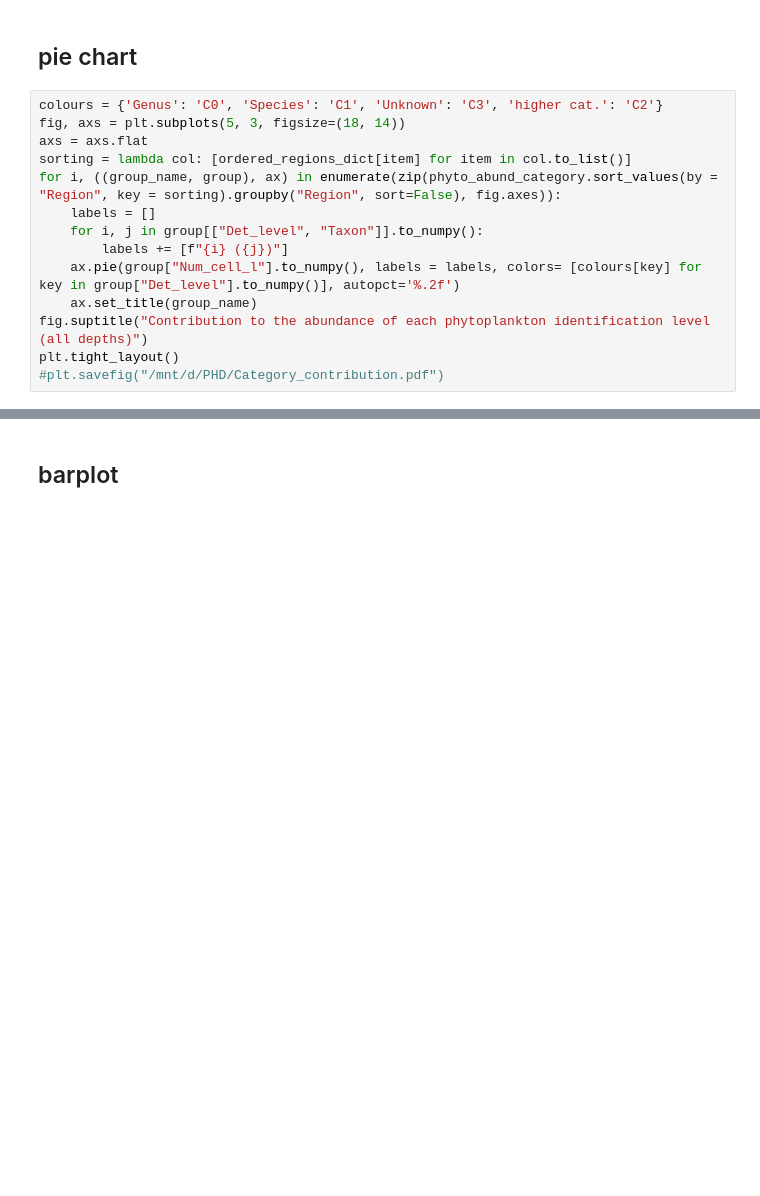
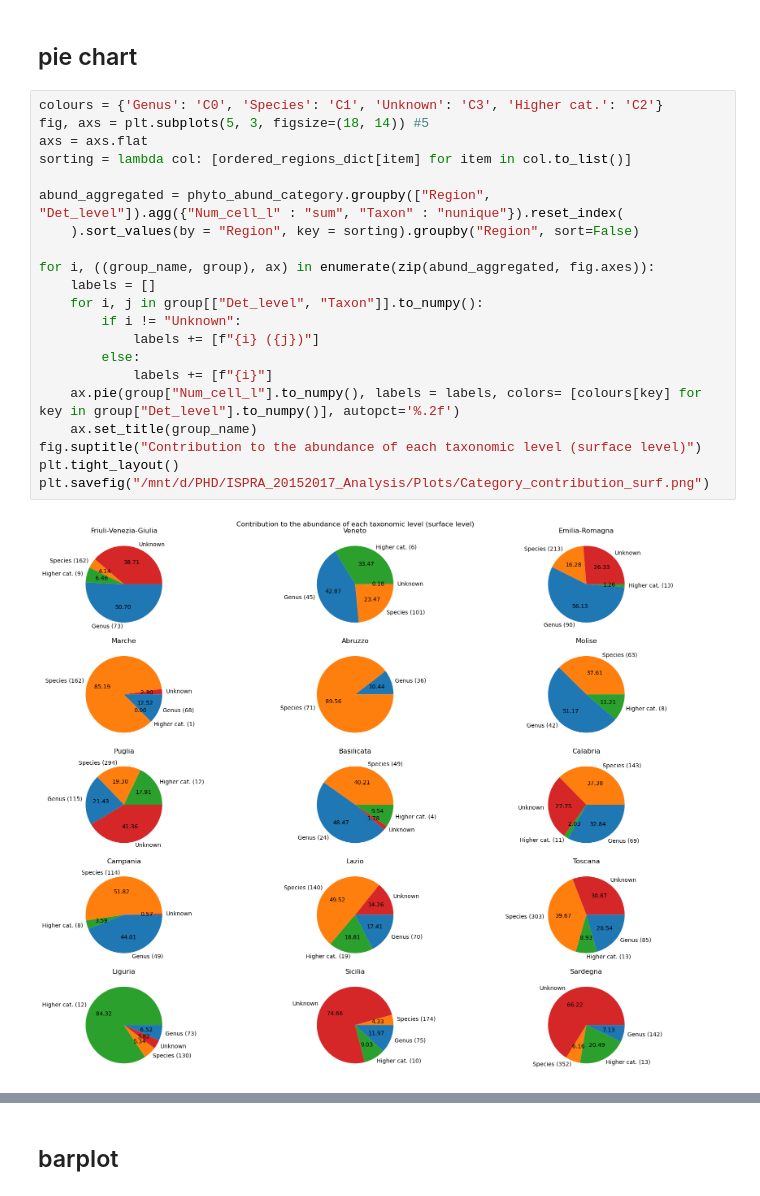
Before and after one commit to Alberto-Ghedin/ISPRA_20152017_Analysis, a Jupyter notebook: Report_with_outliers.ipynb, the cells around one changed output, grey strips where cells are left out. Drawn from its saved outputs; the diff is of its cells as text; blank space fills up the shorter version.

```diff
--- a/Report_with_outliers.ipynb
+++ b/Report_with_outliers.ipynb
@@ -489,16 +545,25 @@ phyto_abund_category.loc[phyto_abund_category["Det_level"].isna(), "Det_level"]
 # %% [markdown]
 ## pie chart
 # %%
-colours = {'Genus': 'C0', 'Species': 'C1', 'Unknown': 'C3', 'higher cat.': 'C2'}
-fig, axs = plt.subplots(5, 3, figsize=(18, 14))
+colours = {'Genus': 'C0', 'Species': 'C1', 'Unknown': 'C3', 'Higher cat.': 'C2'}
+fig, axs = plt.subplots(5, 3, figsize=(18, 14)) #5
 axs = axs.flat
 sorting = lambda col: [ordered_regions_dict[item] for item in col.to_list()]
-for i, ((group_name, group), ax) in enumerate(zip(phyto_abund_category.sort_values(by = "Region", key = sorting).groupby("Region", sort=False), fig.axes)):
+
+abund_aggregated = phyto_abund_category.groupby(["Region", "Det_level"]).agg({"Num_cell_l" : "sum", "Taxon" : "nunique"}).reset_index(
+    ).sort_values(by = "Region", key = sorting).groupby("Region", sort=False)
+
+for i, ((group_name, group), ax) in enumerate(zip(abund_aggregated, fig.axes)):
     labels = []
     for i, j in group[["Det_level", "Taxon"]].to_numpy():
-        labels += [f"{i} ({j})"]
+        if i != "Unknown":
+            labels += [f"{i} ({j})"]
+        else:
+            labels += [f"{i}"]
     ax.pie(group["Num_cell_l"].to_numpy(), labels = labels, colors= [colours[key] for key in group["Det_level"].to_numpy()], autopct='%.2f')
     ax.set_title(group_name)
-fig.suptitle("Contribution to the abundance of each phytoplankton identification level (all depths)")
+fig.suptitle("Contribution to the abundance of each taxonomic level (surface level)")
 plt.tight_layout()
-#plt.savefig("/mnt/d/PHD/Category_contribution.pdf")
+plt.savefig("/mnt/d/PHD/ISPRA_20152017_Analysis/Plots/Category_contribution_surf.png")
+# %% [output]
+[figure, added]
```
Also changed, not shown: parts of 41 cells of this notebook, 1 other file.
